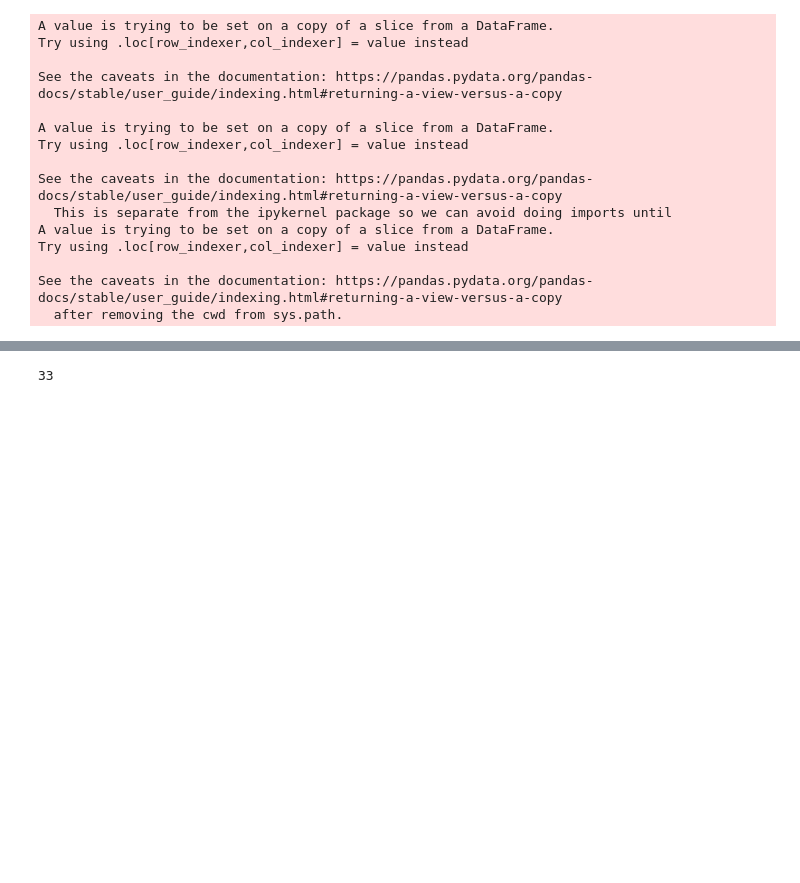
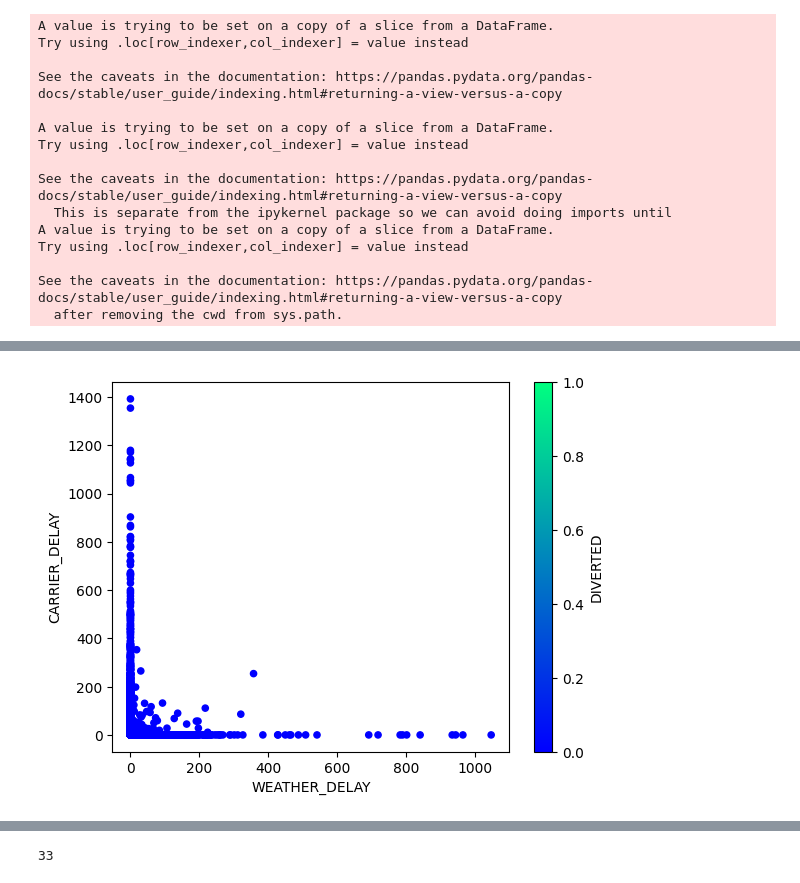
Before and after one commit to shriparna/FlightAhead, a Jupyter notebook: code/FlightDataPrepAjay.ipynb, the cells around one changed output, grey strips where cells are left out. Drawn from its saved outputs; the diff is of its cells as text; code cells hidden in the pictures; blank space fills up the shorter version.

```diff
--- a/code/FlightDataPrepAjay.ipynb
+++ b/code/FlightDataPrepAjay.ipynb
@@ -121,0 +122,5 @@ flight_data_df.shape
+# %%
+flight_data_df.plot.scatter(x="WEATHER_DELAY", y="CARRIER_DELAY", c="DIVERTED", colormap="winter")
+plt.show()
+# %% [output]
+[figure, added]
```
Also changed, not shown: parts of 13 cells of this notebook.
